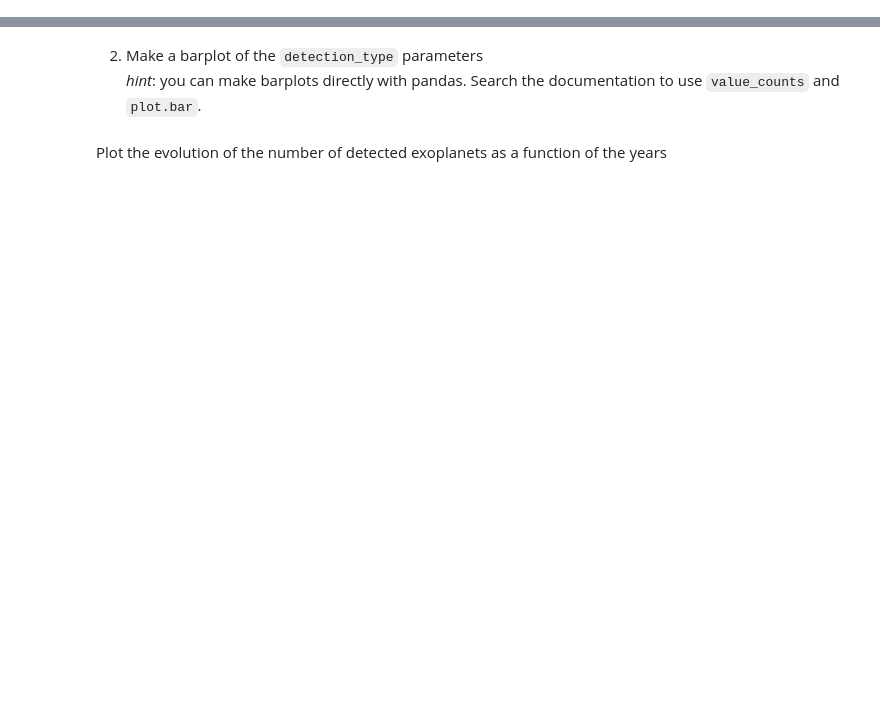
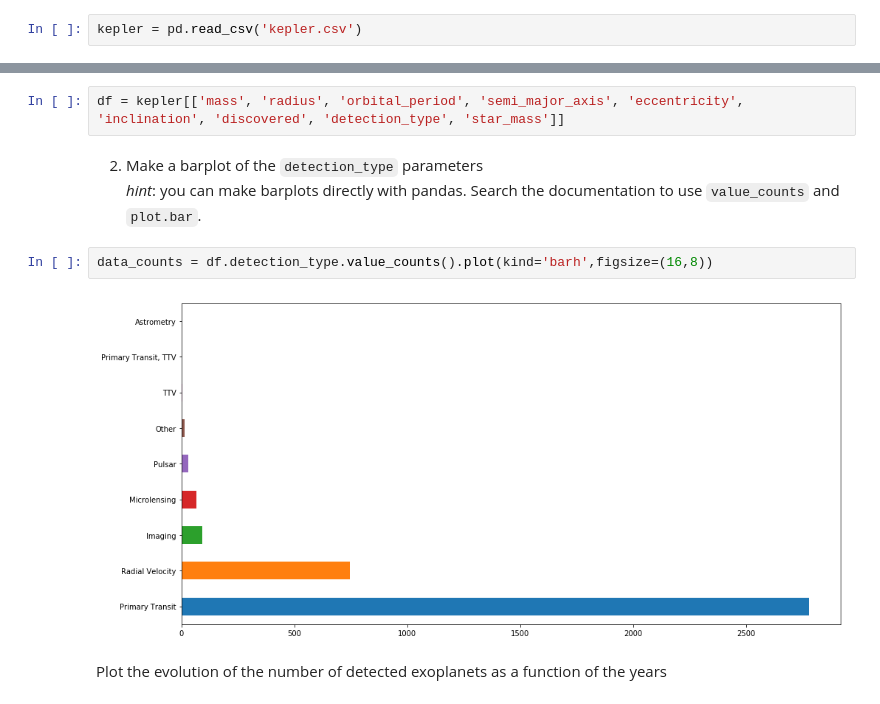
Before and after one commit to vuillaut/data-science_student, a Jupyter notebook: Exam/exam.ipynb, the cells around one changed output, grey strips where cells are left out. Cells and saved outputs as stored; diff of their text form; blank space fills up the shorter version.

```diff
--- a/Exam/exam.ipynb
+++ b/Exam/exam.ipynb
@@ -65,3 +174,5 @@ kepler = `...`
+# %%
+kepler = pd.read_csv('kepler.csv')
 # %% [markdown]
 The dataset presents a series detected exoplanets (planets orbiting around stars other than the sun) parameters.
 # %% [markdown]
@@ -75,5 +204,12 @@ df = `...`
+# %%
+df = kepler[['mass', 'radius', 'orbital_period', 'semi_major_axis', 'eccentricity',
+'inclination', 'discovered', 'detection_type', 'star_mass']]
 # %% [markdown]
 2. Make a barplot of the `detection_type` parameters
 *hint*: you can make barplots directly with pandas. Search the documentation to use `value_counts` and `plot.bar`.
+# %%
+data_counts = df.detection_type.value_counts().plot(kind='barh',figsize=(16,8))
+# %% [output]
+[figure, added]
 # %% [markdown]
 Plot the evolution of the number of detected exoplanets as a function of the years
```
Also changed, not shown: parts of 26 cells of this notebook.
